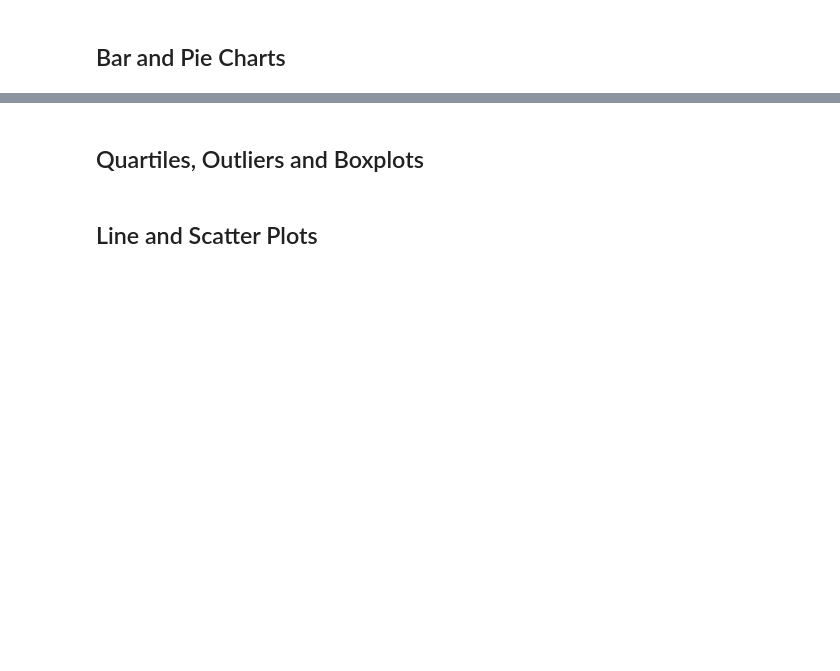
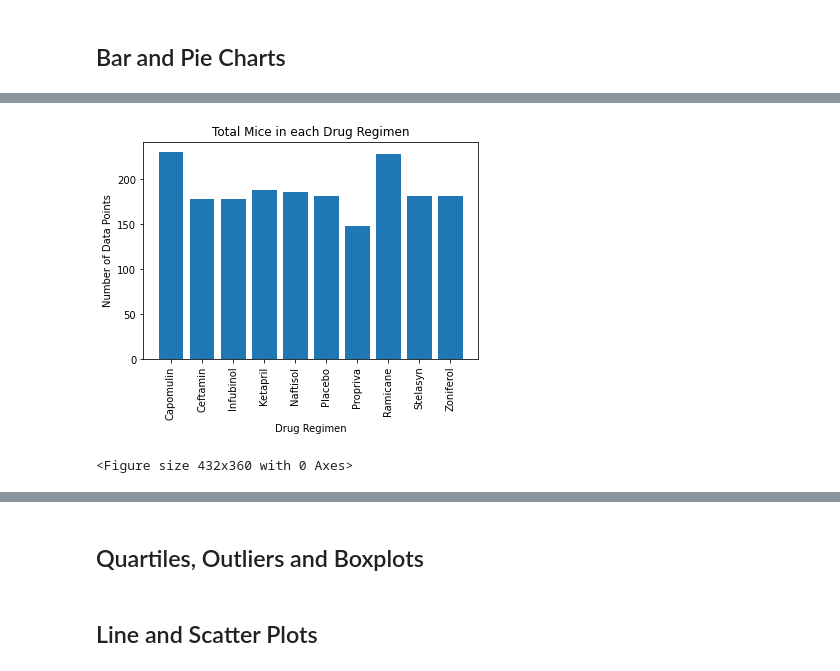
Before and after one commit to siekmeierpaul/matplotlib-challenge, a Jupyter notebook: Pymaceuticals/pymaceuticals_homework.ipynb, the cells around one changed output, grey strips where cells are left out. Cells and saved outputs as stored; diff of their text form; code cells hidden in the pictures; blank space fills up the shorter version.

```diff
--- a/Pymaceuticals/pymaceuticals_homework.ipynb
+++ b/Pymaceuticals/pymaceuticals_homework.ipynb
@@ -94,7 +110,20 @@ study_results
 # %%
 # Use Pyplot to generate a bar plot showing the total number of mice treatment in each treatment regimen throughout the course of the study.
 
 ##  Note: this plot will be identical to the one that uses Pandas
+x_axis = np.arange(len(regimen_group))
+tick_locations = [value for value in x_axis]
+plt.bar(x_axis, mice_count,   align='center')
+plt.xticks(tick_locations, s.index, rotation='vertical')
+plt.title("Total Mice in each Drug Regimen")
+plt.xlabel('Drug Regimen')
+plt.ylabel('Number of Data Points')
+plt.figure(figsize=(6,5))
+
+plt.show()
+# %% [output]
+[figure, added]
+<Figure size 432x360 with 0 Axes>
 # %%
 # Use Pandas to generate a pie plot showing the distribution of female versus male mice
 
```
Also changed, not shown: parts of 13 cells of this notebook.
